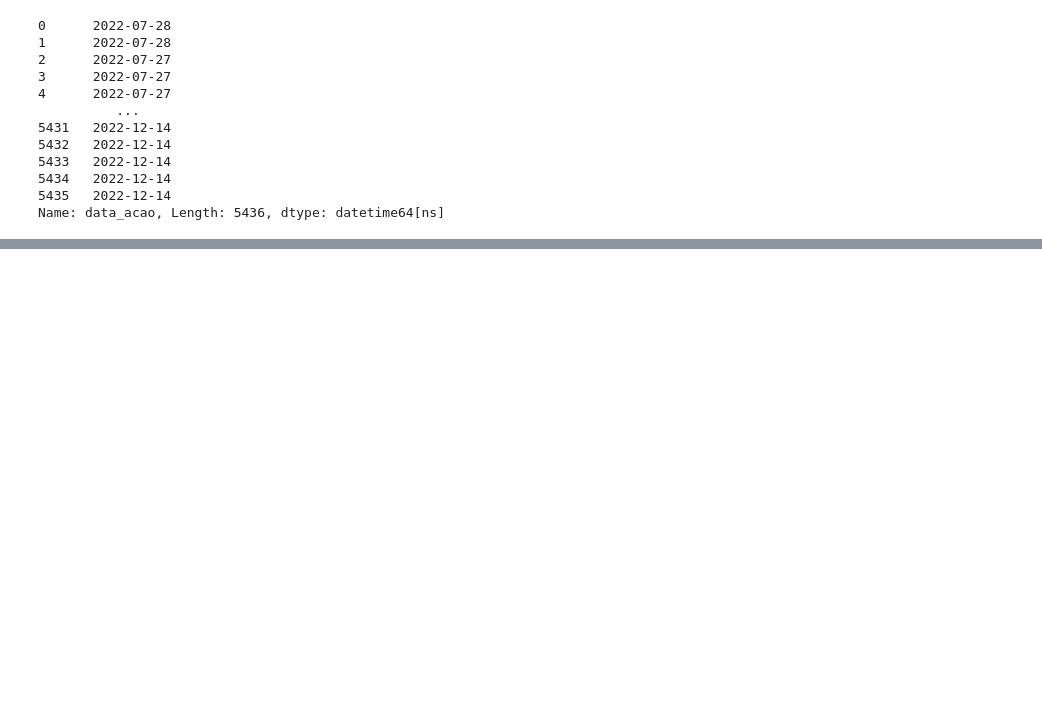
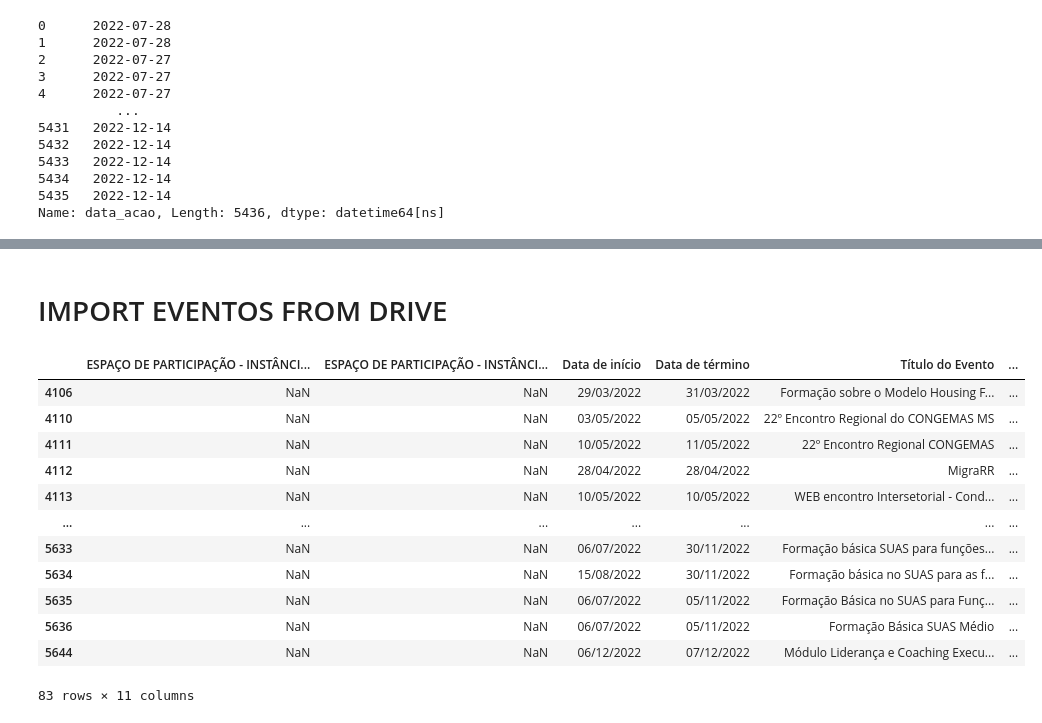
Before and after one commit to roversoncosta/registroSuas, a Jupyter notebook: jupyter.ipynb, the cells around one changed output, grey strips where cells are left out. Cells and saved outputs as stored; diff of their text form; code cells hidden in the pictures; blank space fills up the shorter version.

```diff
--- a/jupyter.ipynb
+++ b/jupyter.ipynb
@@ -174,3 +174,38 @@ data_atnp.loc[data_atnp['email'].isna()]
 | 4393 | NaN | Victoria Jorge da cunha Machado | Apoio Técnico Não Presencial (ATNP) | E-mails, telefonemas e mensagens | 1.0 | O técnico José Aparecido, via wha... | ... |
 | 4490 | NaN | Victoria Jorge da cunha Machado | Apoio Técnico Não Presencial (ATNP) | E-mails, telefonemas e mensagens | 1.0 | Municipio de Claúdia, pediu apoio... | ... |
 | 5392 | NaN | Graciele Maria de M. Jesus | Apoio Técnico Não Presencial (ATNP) | Videoconferências e transmissões ... | 10.0 | Orientações sobre planejamento da... | ... |
+# %% [markdown]
+# IMPORT EVENTOS FROM DRIVE
+# %%
+import pandas as pd
+link_registros ='https://docs.google.com/spreadsheets/d/e/2PACX-1vSSSzbKEW5XI8PKTj9mueR1cGi_GlTeUOmWVYIm9-i-zbCoZpelscZv_YSj4MXVcf4kN-_VY0AFpNDm/pub?gid=1021085548&single=true&output=csv'
+reg = pd.read_csv(link_registros)
+reg  = reg.loc[reg['REGISTRAR:']=='EVENTOS DE FORMAÇÃO DA EQUIPE TÉCNICA ESTADUAL']\
+    [['Data de início','Data de término','Título do Evento','Instituição Ofertante','Característica do Evento','Nome do Profissional','Setor que atua',	'Descrição do evento','email']]
+
+df_evento = reg.rename(columns={
+    'Data de início':'data_inicial',
+    'Data de término':'data_final',
+    'Título do Evento':'titulo_evento',
+    'Instituição Ofertante':'instituicao_ofertante',
+    'Característica do Evento':'tipo_evento',
+    'Nome do Profissional':'nome_profissional',
+    'Setor que atua':'setor',
+    'Descrição do evento':'descricao_evento',
+    'email':'email'
+
+})
+# %% [output]
+|  | ESPAÇO DE PARTICIPAÇÃO - INSTÂNCI... | ESPAÇO DE PARTICIPAÇÃO - INSTÂNCI... | Data de início | Data de término | Título do Evento | ... |
+| 4106 | NaN | NaN | 29/03/2022 | 31/03/2022 | Formação sobre o Modelo Housing F... | ... |
+| 4110 | NaN | NaN | 03/05/2022 | 05/05/2022 | 22º Encontro Regional do CONGEMAS MS | ... |
+| 4111 | NaN | NaN | 10/05/2022 | 11/05/2022 | 22º Encontro Regional CONGEMAS | ... |
+| 4112 | NaN | NaN | 28/04/2022 | 28/04/2022 | MigraRR | ... |
+| 4113 | NaN | NaN | 10/05/2022 | 10/05/2022 | WEB encontro Intersetorial - Cond... | ... |
+| ... | ... | ... | ... | ... | ... | ... |
+| 5633 | NaN | NaN | 06/07/2022 | 30/11/2022 | Formação básica SUAS para funções... | ... |
+| 5634 | NaN | NaN | 15/08/2022 | 30/11/2022 | Formação básica no SUAS para as f... | ... |
+| 5635 | NaN | NaN | 06/07/2022 | 05/11/2022 | Formação Básica no SUAS para Funç... | ... |
+| 5636 | NaN | NaN | 06/07/2022 | 05/11/2022 | Formação Básica SUAS Médio | ... |
+| 5644 | NaN | NaN | 06/12/2022 | 07/12/2022 | Módulo Liderança e Coaching Execu... | ... |
+83 rows × 11 columns
```
Also changed, not shown: parts of 9 cells of this notebook, 21 other files.
